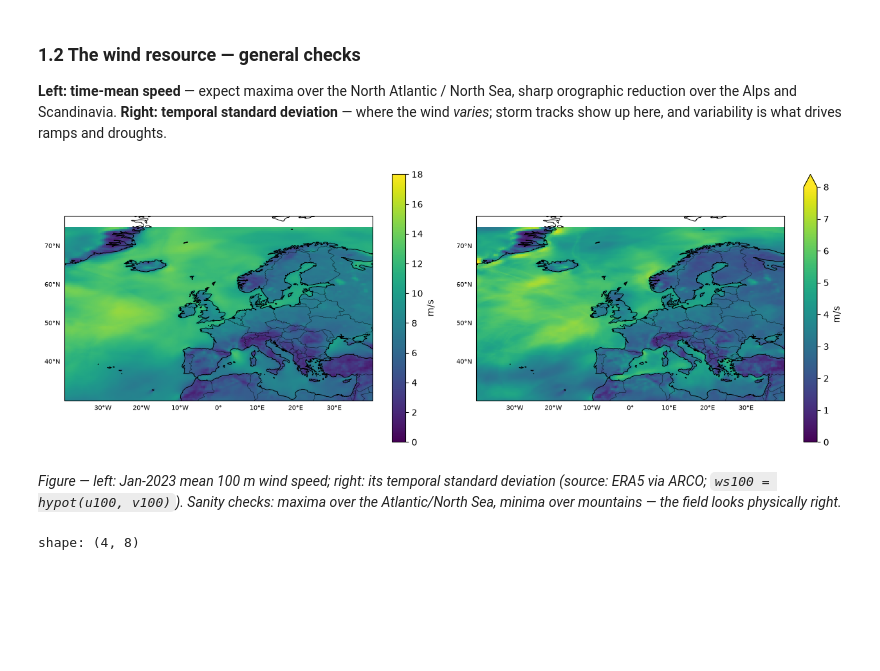
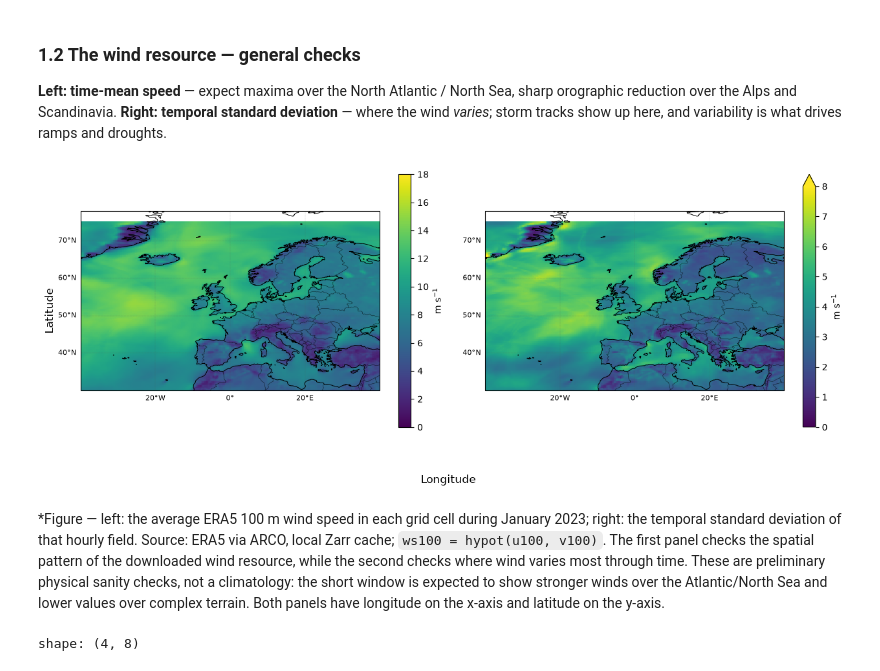
Before and after one commit to TunaHim/EuroGrid-Climate-Dynamics, a Jupyter notebook: notebooks/01_eda.ipynb, the cells around one changed output. Drawn from its saved outputs; the diff is of its cells as text; code cells hidden in the pictures; blank space fills up the shorter version.

```diff
--- a/notebooks/01_eda.ipynb
+++ b/notebooks/01_eda.ipynb
@@ -14,8 +14,7 @@ Not yet downloaded: **EERIE IFS-FESOM2** (the coupled climate model — gated to
 The two windows were chosen deliberately: Jan 2023 as a pipeline smoke test, Nov–Dec 2024
 because it contains the well-documented German dark-lull events the project studies.
 # %%
-# Setup: load the cached ERA5 Zarr windows + SMARD client, and define the shared map
-# helper (PlateCarree projection + coastlines + country borders + lat/lon gridlines).
+# Setup: load cached ERA5/SMARD data and define map styling with explicit coordinate labels.
 import glob
 import os
 import pathlib
@@ -23,12 +22,14 @@ from datetime import datetime
 
 import cartopy.crs as ccrs
 import cartopy.feature as cfeature
+import cartopy.mpl.ticker as cticker
 import matplotlib.patches as mpatches
 import matplotlib.pyplot as plt
 import numpy as np
 import polars as pl
 import xarray as xr
 import yaml
+from matplotlib.ticker import FixedLocator
 
 from eurogrid.data.smard import SmardClient, capacity_factor
 from eurogrid.models.transfer import FLEET_BOXES
@@ -39,7 +40,7 @@ ROOT = next(
 os.chdir(ROOT)
 cfg = yaml.safe_load(open(ROOT / "config/settings.yaml"))
 
-PC = ccrs.PlateCarree()  # lat/lon projection used for every map
+PC = ccrs.PlateCarree()
 WINDOWS = {"2023-01": ("2023-01-01", "2023-02-01"), "2024-11..12": ("2024-11-01", "2025-01-01")}
 era5 = {
     w: xr.open_zarr(
@@ -54,13 +55,17 @@ era5 = {
 
 
 def map_ax(ax, title, borders=True):
-    """Common map decoration: extent, coastlines, borders, lat/lon labels."""
+    """Common map decoration with political boundaries and labelled coordinates."""
     ax.coastlines(resolution="50m", lw=0.7)
     if borders:
         ax.add_feature(cfeature.BORDERS.with_scale("50m"), lw=0.4, alpha=0.7)
-    gl = ax.gridlines(draw_labels=True, lw=0, alpha=0)
+    gl = ax.gridlines(draw_labels=True, linewidth=0.35, color="0.35", alpha=0.55, linestyle=":")
     gl.top_labels = gl.right_labels = False
-    gl.xlabel_style = gl.ylabel_style = {"size": 7}
+    gl.xlocator = FixedLocator([-40, -20, 0, 20, 40])
+    gl.ylocator = FixedLocator([30, 40, 50, 60, 70])
+    gl.xformatter = cticker.LongitudeFormatter()
+    gl.yformatter = cticker.LatitudeFormatter()
+    gl.xlabel_style = gl.ylabel_style = {"size": 8}
     ax.set_extent([-40, 40, 30, 75])
     ax.set_title(title, fontsize=10)
     return ax
@@ -166,34 +174,34 @@ orographic reduction over the Alps and Scandinavia. **Right: temporal standard d
 where the wind *varies*; storm tracks show up here, and variability is what drives
 ramps and droughts.
 # %%
-# Wind-resource maps: time-mean ws100 (left) and hourly temporal std dev (right), Jan 2023.
+# Wind-resource maps: show the mean field first, then the hour-to-hour variability field.
 fig, axes = plt.subplots(1, 2, figsize=(13, 5.5), subplot_kw={"projection": PC})
 for ax, (da, ttl, vmax) in zip(
     axes,
     [
-        (ds.ws100.mean("time"), "mean ws100, Jan 2023", 18),
-        (ds.ws100.std("time"), "std dev of ws100, Jan 2023", 8),
+        (ds.ws100.mean("time"), "Mean 100 m wind speed — Jan 2023", 18),
+        (ds.ws100.std("time"), "Temporal variability of 100 m wind speed — Jan 2023", 8),
     ],
     strict=True,
 ):
     map_ax(ax, ttl)
     da.plot.pcolormesh(
         ax=ax,
         transform=PC,
         cmap="viridis",
         vmin=0,
         vmax=vmax,
         add_colorbar=True,
-        cbar_kwargs={"label": "m/s", "shrink": 0.8},
+        cbar_kwargs={"label": "m s$^{-1}$", "shrink": 0.8},
     )
+fig.supxlabel("Longitude")
+fig.supylabel("Latitude")
 fig.tight_layout()
 plt.show()
 # %% [output]
-[figure, old version]
+[figure, new version]
 # %% [markdown]
-*Figure — left: Jan-2023 mean 100 m wind speed; right: its temporal standard deviation*
-*(source: ERA5 via ARCO; `ws100 = hypot(u100, v100)`). Sanity checks: maxima over the*
-*Atlantic/North Sea, minima over mountains — the field looks physically right.*
+*Figure — left: the average ERA5 100 m wind speed in each grid cell during January 2023; right: the temporal standard deviation of that hourly field. Source: ERA5 via ARCO, local Zarr cache; `ws100 = hypot(u100, v100)`. The first panel checks the spatial pattern of the downloaded wind resource, while the second checks where wind varies most through time. These are preliminary physical sanity checks, not a climatology: the short window is expected to show stronger winds over the Atlantic/North Sea and lower values over complex terrain. Both panels have longitude on the x-axis and latitude on the y-axis.
 # %%
 # Statistics for ws100 and surface pressure per window: mean, std, percentiles, NaN fraction.
 stats = []
```
Also changed, not shown: parts of 15 cells of this notebook.
